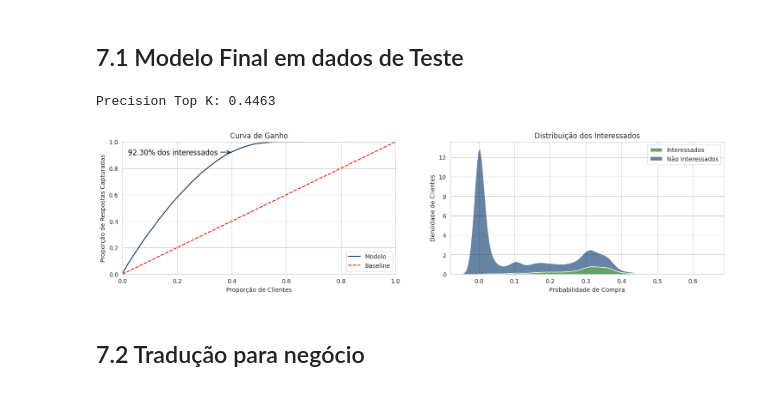
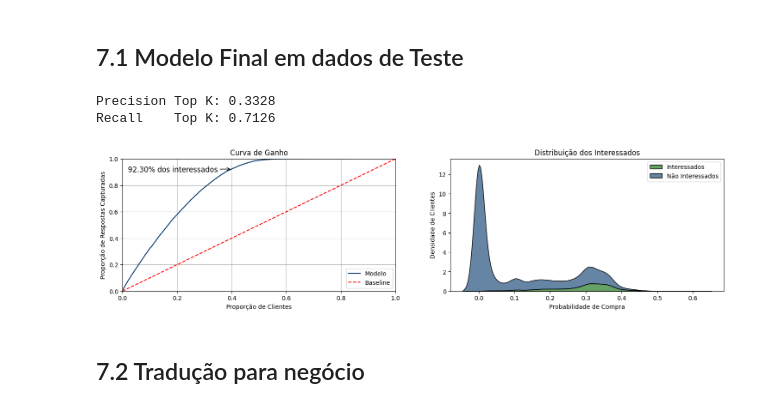
Before and after one commit to RafaelLuckner/Propensao_Compra, a Jupyter notebook: notebooks/propensao_projeto.ipynb, the cells around one changed output. Drawn from its saved outputs; the diff is of its cells as text; code cells hidden in the pictures.

Commit message:
created recall top K

```diff
--- a/notebooks/propensao_projeto.ipynb
+++ b/notebooks/propensao_projeto.ipynb
@@ -928,8 +754,7 @@ df4.describe().T
 # %% [markdown]
 ## 4.4 Validation Preparation
 # %%
-encoders = [ss, mms_age, mms_vintage, mms_damage,
-            target_gender, target_policy_sales,
+encoders = [ss, mms_age, mms_vintage, mms_damage, target_policy_sales,
             target_vehicle_damage,frequency_region_code]
 
 X_val = preparation_val(X_val, encoders)
@@ -1128,18 +959,25 @@ X_test = X_test.drop(['id','gender', 'vintage','driving_license'], axis=1)
 # %%
 rf = RandomForestClassifier(n_estimators=100,min_samples_split=10, max_depth=12,random_state = 0,min_samples_leaf=4, max_features = 'sqrt', bootstrap= True)
 
 # Treinando o modelo
 rf.fit(X_train, y_train)
 
 yproba_rf = rf.predict_proba(X_test)
 
 curva_ganho(yproba_rf, y_test, figsize = (18,4), text = (0.02,0.9))
 
-dfx_test['response'] = y_test
-print(f'Precision Top K: {precision_top_k(dfx_test, yproba_rf, k=2000):.4f}')
+dfx = pd.concat([dfx_test, dfy_test],axis=1)
+#rename cols
+cols = list(dfx.columns)
+lista = [inflection.underscore(coluna) for coluna in cols ]
+dfx.columns = lista
+
+print(f'Precision Top K: {precision_top_k(dfx, yproba_rf, k=20000):.4f}')
+print(f'Recall    Top K: {recall_top_k(dfx, yproba_rf, k=20000):.4f}')
 # %% [output]
-Precision Top K: 0.4463
+Precision Top K: 0.3328
+Recall    Top K: 0.7126
-[figure, old version]
+[figure, new version]
 # %% [markdown]
 ## 7.2 Tradução para negócio
 # %%
```
Also changed, not shown: parts of 25 cells of this notebook, 1 other file.
